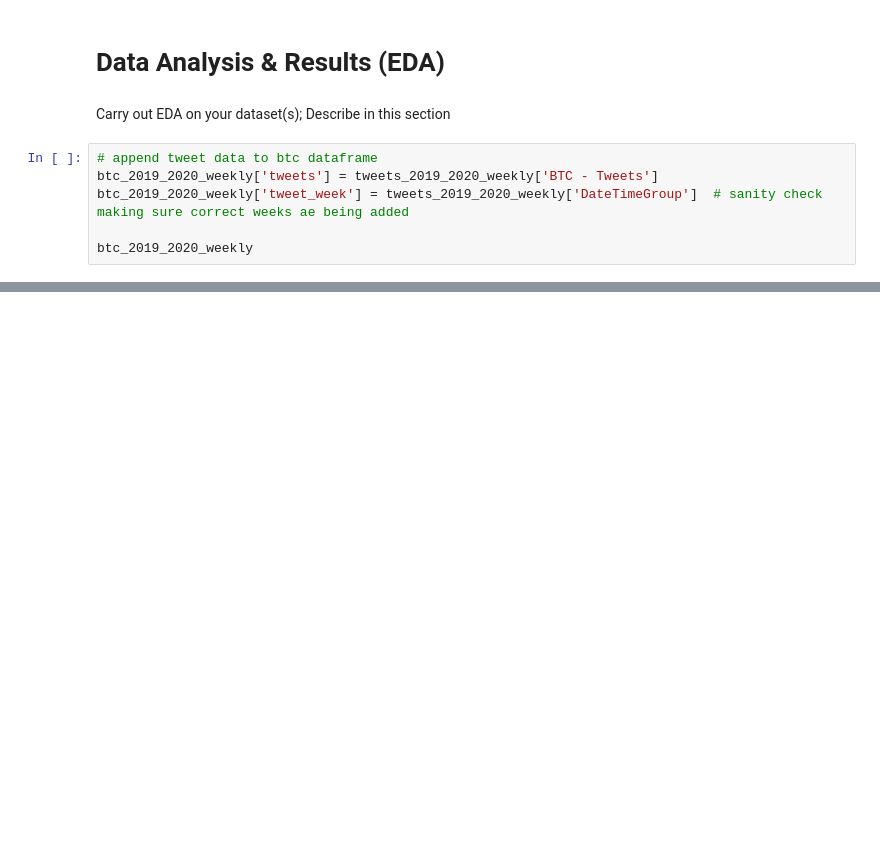
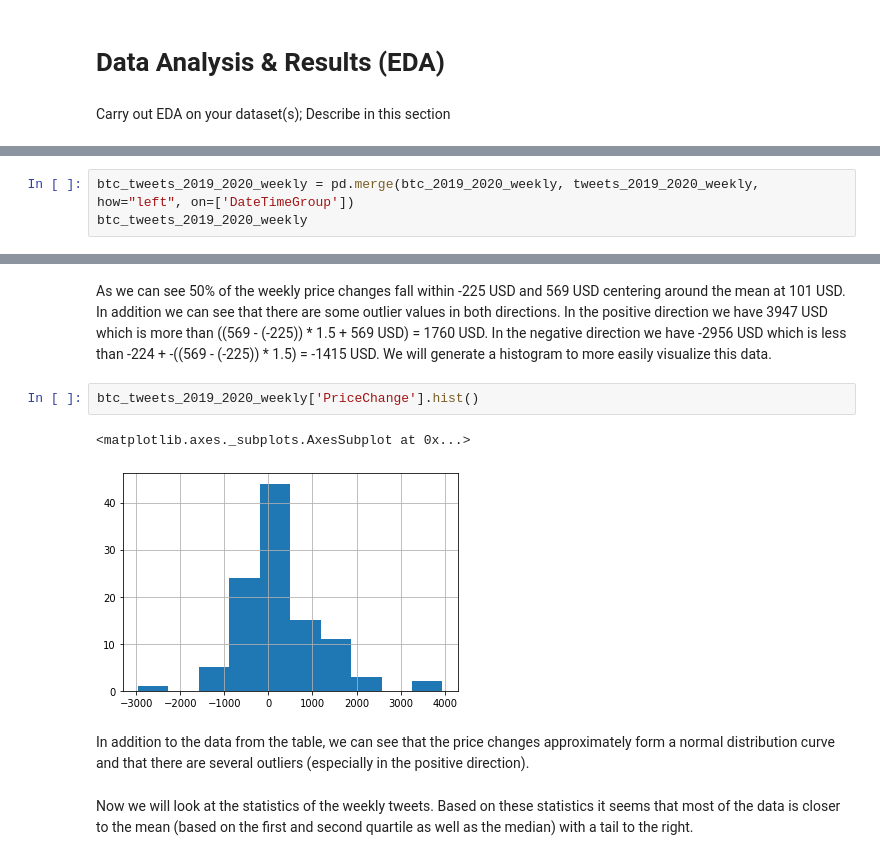
Before and after one commit to c5k1m/COGS108_Bitcoin_Data_Project, a Jupyter notebook: EDACheckpoint_group009.ipynb, the cells around one changed output, grey strips where cells are left out. Saved outputs shown, nothing was run; the diff lists cells and outputs as text; blank space fills up the shorter version.

```diff
--- a/EDACheckpoint_group009.ipynb
+++ b/EDACheckpoint_group009.ipynb
@@ -240,9 +247,3 @@ twitter_monthly_users
 # Data Analysis & Results (EDA)
 # %% [markdown]
 Carry out EDA on your dataset(s); Describe in this section
-# %%
-# append tweet data to btc dataframe
-btc_2019_2020_weekly['tweets'] = tweets_2019_2020_weekly['BTC - Tweets']
-btc_2019_2020_weekly['tweet_week'] = tweets_2019_2020_weekly['DateTimeGroup']  # sanity check making sure correct weeks ae being added
-
-btc_2019_2020_weekly
@@ -391,0 +252,3 @@ plt.legend()
+# %%
+btc_tweets_2019_2020_weekly = pd.merge(btc_2019_2020_weekly, tweets_2019_2020_weekly, how="left", on=['DateTimeGroup'])
+btc_tweets_2019_2020_weekly
@@ -391,0 +344,11 @@ plt.legend()
+# %% [markdown]
+As we can see 50% of the weekly price changes fall within -225 USD and 569 USD centering around the mean at 101 USD. In addition we can see that there are some outlier values in both directions. In the positive direction we have 3947 USD which is more than ((569 - (-225)) * 1.5 + 569 USD) = 1760 USD. In the negative direction we have -2956 USD which is less than -224 + -((569 - (-225)) * 1.5) = -1415 USD. We will generate a histogram to more easily visualize this data.
+# %%
+btc_tweets_2019_2020_weekly['PriceChange'].hist()
+# %% [output]
+<matplotlib.axes._subplots.AxesSubplot at 0x...>
+[figure, added]
+# %% [markdown]
+In addition to the data from the table, we can see that the price changes approximately form a normal distribution curve and that there are several outliers (especially in the positive direction).
+# %% [markdown]
+Now we will look at the statistics of the weekly tweets. Based on these statistics it seems that most of the data is closer to the mean (based on the first and second quartile as well as the median) with a tail to the right.
```
Also changed, not shown: parts of 53 cells of this notebook.
